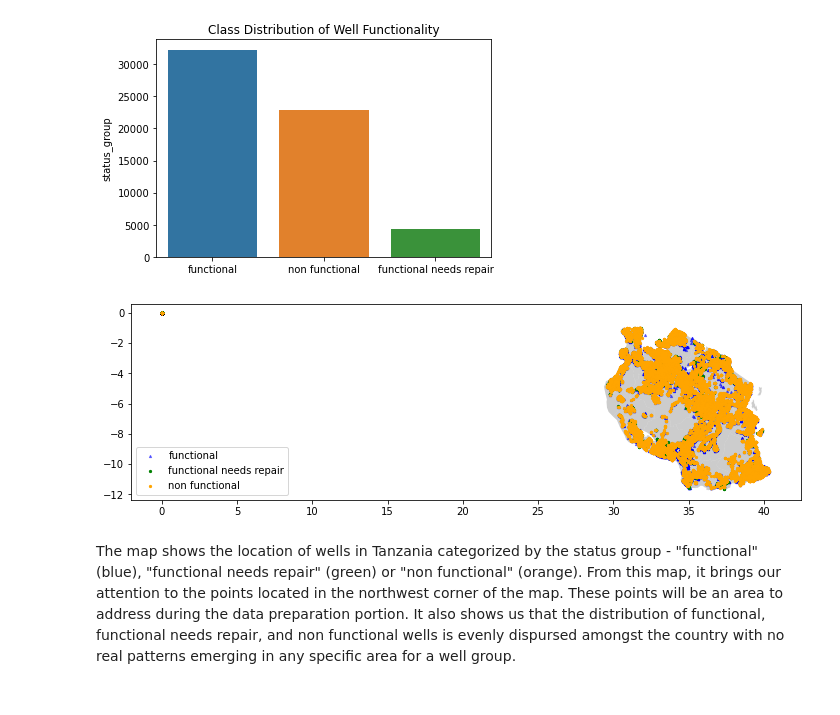
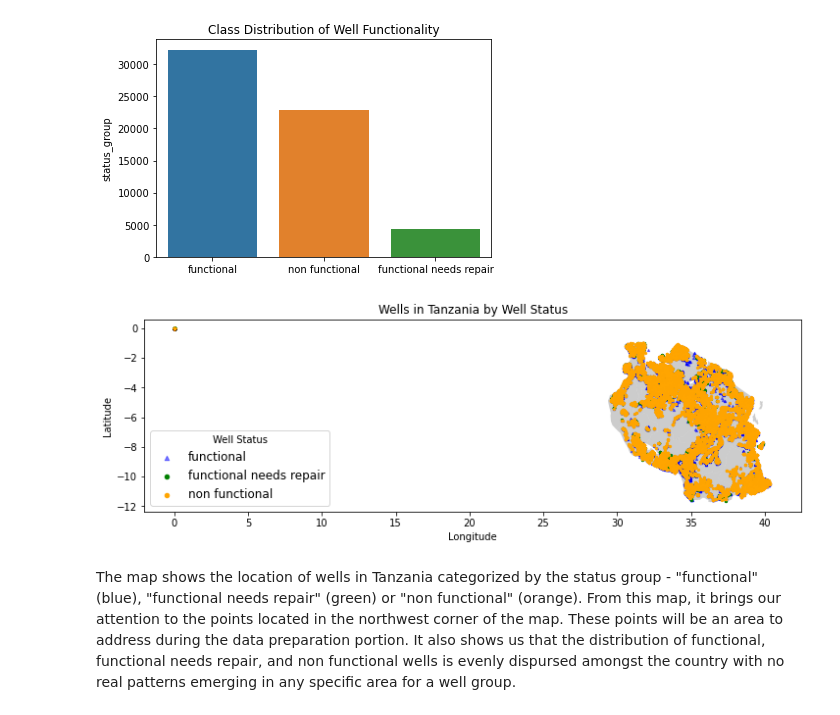
Before and after one commit to ckucewicz/Water_well_classification, a Jupyter notebook: Notebook.ipynb, the cells around one changed output. Drawn from its saved outputs; the diff is of its cells as text; code cells hidden in the pictures.

```diff
--- a/Notebook.ipynb
+++ b/Notebook.ipynb
@@ -396,51 +396,53 @@ sns.barplot(x = data.status_group.value_counts().index,
 # %% [output]
 [figure]
 # %%
-# reads in the Tanzania shape file
+# creates a dataframe from the training_data which includes the list of points
 tanzania_map = gpd.read_file('./data/regions/Regions.shp')
 
-# specifies the coordinate reference system
-crs = {'init':'epsg:4326'}
+# Specifies the coordinate reference system
+crs = "EPSG:4326"
 
-#creates list of point objects consisting of latitudes and longitudes
+# Creates list of point objects consisting of latitudes and longitudes
 geometry = [Point(xy) for xy in zip(data['longitude'], data['latitude'])]
 
-# creates a dataframe from the training_data which includes the list of points
+# Creates a GeoDataFrame from the data, including the list of points
 geo_df = gpd.GeoDataFrame(data,
-                          crs = crs,
-                          geometry = geometry
-                         )
+                          crs=crs,
+                          geometry=geometry)
 # %%
 # plots map of Tanzania with points of wells overlaid
 
 fig, ax = plt.subplots(figsize = (12, 12))
 tanzania_map.plot(ax=ax, alpha=0.4, color='grey')
 
 geo_df[geo_df['status_group'] == 'functional'].plot(ax=ax,
                                       markersize=5,
                                       color='blue',
                                       marker='^',
                                       label='functional',
                                       alpha = 0.5
                                                           )
 geo_df[geo_df['status_group'] == 'functional needs repair'].plot(ax=ax,
                                        markersize=5,
                                        color='green',
                                        marker='o',
                                        label='functional needs repair'
                                                      )
 
 geo_df[geo_df['status_group'] == 'non functional'].plot(ax=ax,
                                        markersize=5,
                                        color='orange',
                                        marker='o',
                                        label='non functional'
                                                      )
 
-
-plt.legend();
+plt.title("Wells in Tanzania by Well Status")
+plt.xlabel("Longitude")
+plt.ylabel("Latitude")
+plt.legend(title="Well Status", fontsize=12,  markerscale=2)
+plt.show();
 # %% [output]
-[figure, old version]
+[figure, new version]
 # %% [markdown]
 The map shows the location of wells in Tanzania categorized by the status group - "functional" (blue), "functional needs repair" (green) or "non functional" (orange). From this map, it brings our attention to the points located in the northwest corner of the map. These points will be an area to address during the data preparation portion. It also shows us that the distribution of functional, functional needs repair, and non functional wells is evenly dispursed amongst the country with no real patterns emerging in any specific area for a well group.
 # %% [markdown]
```
Also changed, not shown: parts of 22 cells of this notebook.
